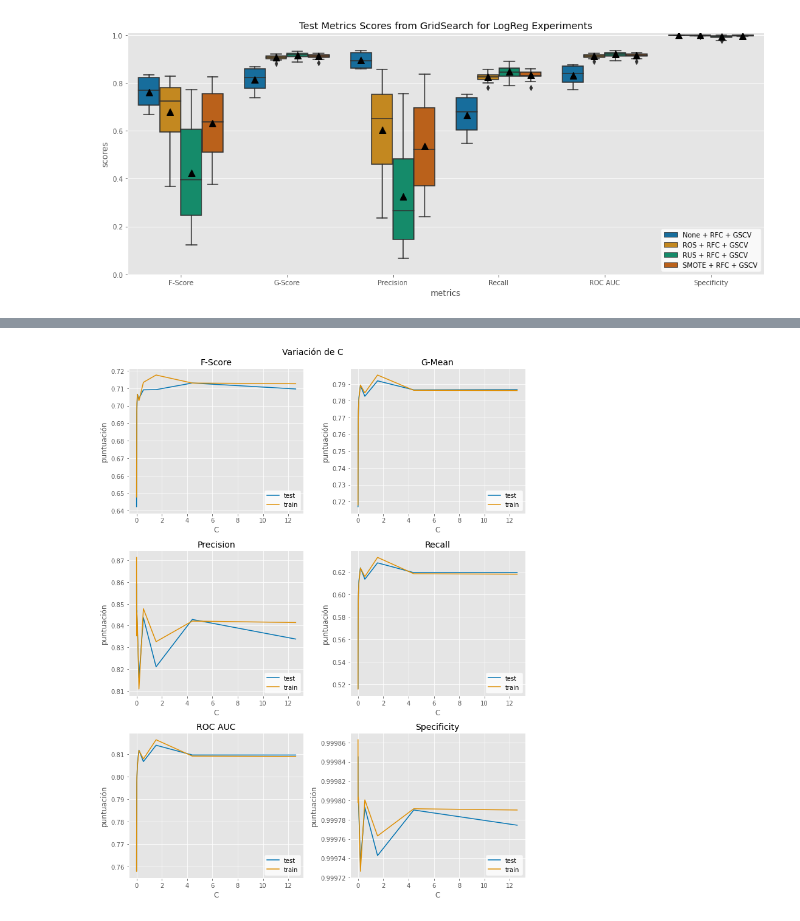
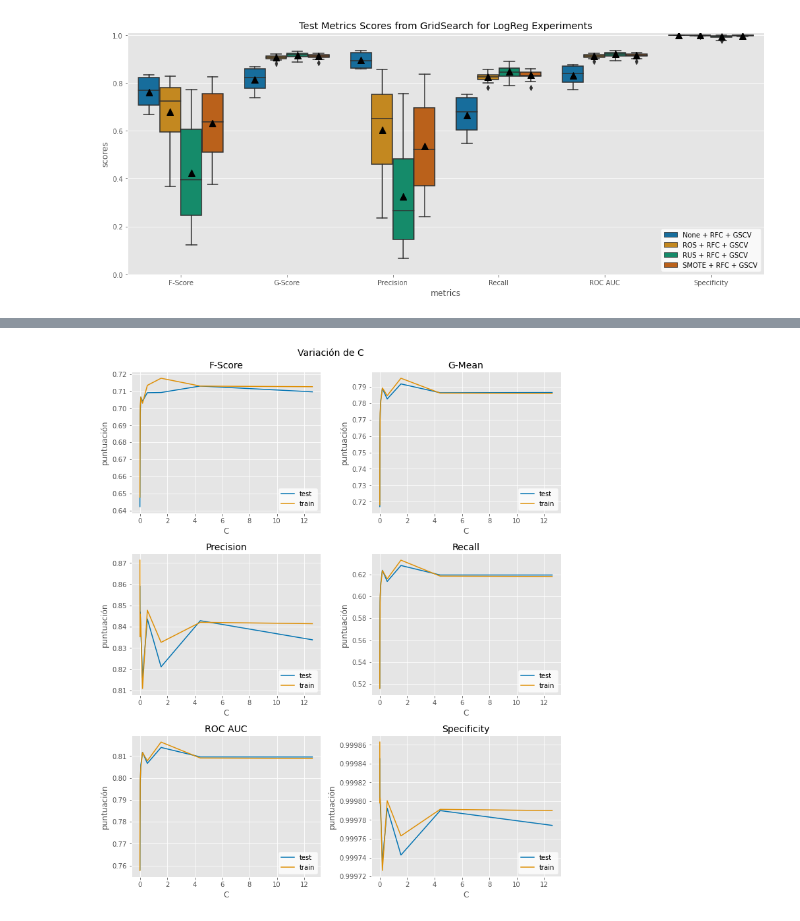
Before and after one commit to gerardovitale/fraud-detection, a Jupyter notebook: notebooks/src/explore_visualizations.ipynb, the cells around one changed output, grey strips where cells are left out. Cells and saved outputs as stored; diff of their text form; code cells hidden in the pictures.

Commit message:
new table and charts created

```diff
--- a/notebooks/src/explore_visualizations.ipynb
+++ b/notebooks/src/explore_visualizations.ipynb
@@ -241,35 +239,35 @@ cols = ['exp_id', 'param_C'] + metrics
 metric_to_plot = [col.replace('mean_test_', '') for col in df.columns
                   if col.startswith('mean_test_')]
 titles = [
     'F-Score', 'G-Mean', 'Precision',
     'Recall', 'ROC AUC', 'Specificity']
 
-_ = plt.figure(figsize=[10,13])
+_ = plt.figure(figsize=[10,12])
 plt.suptitle('Variación de C', fontsize=14)
 for index, metric in enumerate(metric_to_plot):
     plt.subplot(3,2,index+1)
 
     sns.lineplot(
         data=df.loc[mask, cols],
         x='param_C',
         y=f'mean_test_{metric}',
         label=f'test',
         color=COLORS[0])
     sns.lineplot(
         data=df.loc[mask, cols],
         x='param_C',
         y=f'mean_train_{metric}',
         label=f'train',
         color=COLORS[1])
     plt.title(titles[index], fontsize=14)
     plt.ylabel('puntuación')
     plt.xlabel('C')
     plt.legend(loc='lower right', frameon=True)\
         .get_frame().set_color('white')
 
     plt.tight_layout()
 # %% [output]
-[figure, old version]
+[figure, new version]
 # %%
 ## how MAX_DEPTH variation does affect RanFor metric scores:
 
```
Also changed, not shown: parts of 29 cells of this notebook, 3 other files.
